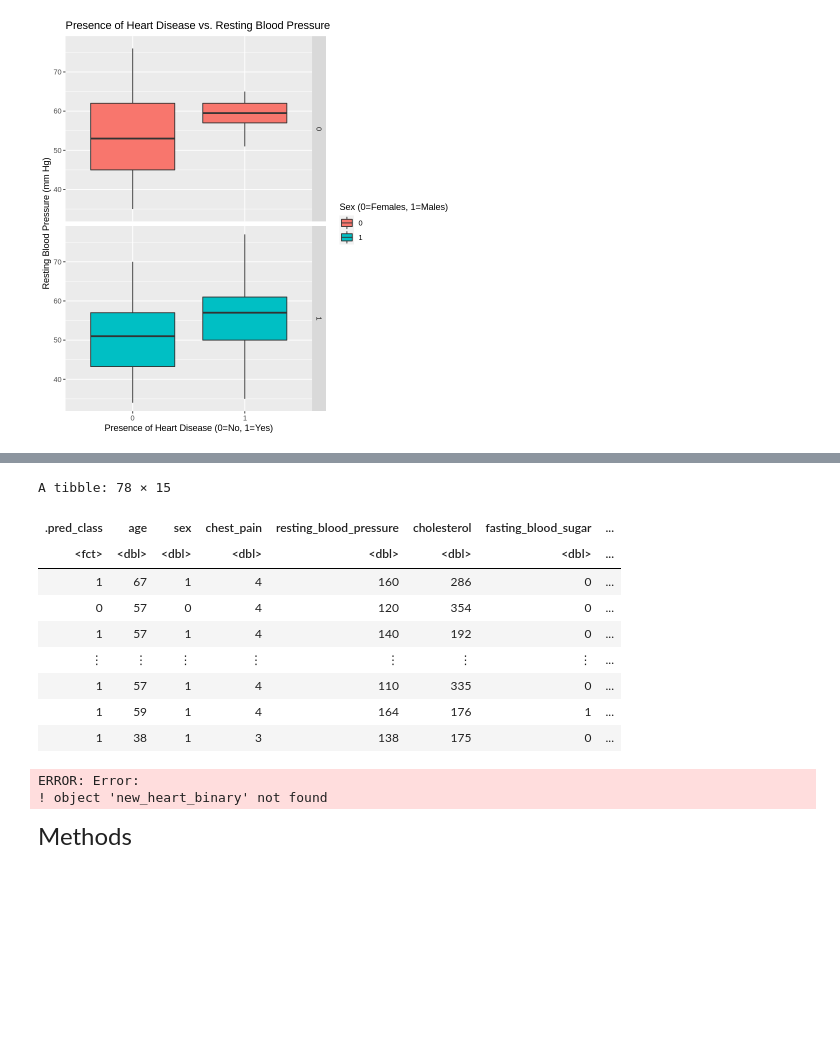
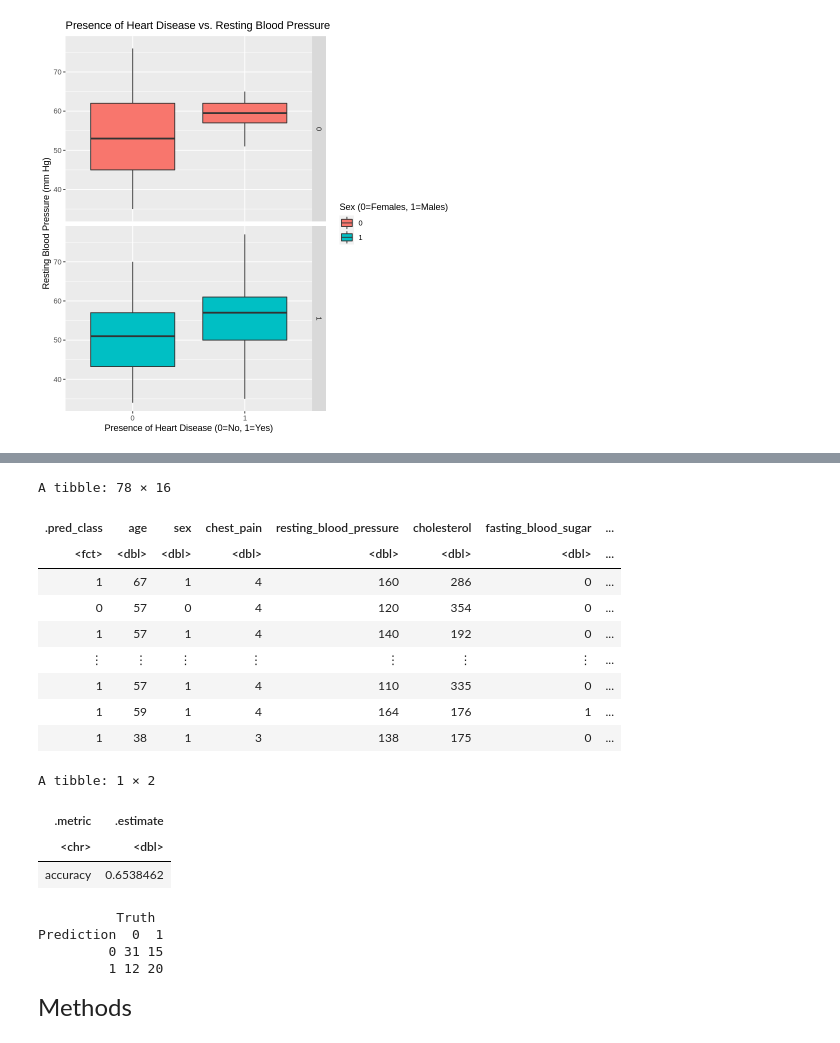
Before and after one commit to ck2671/dsci-100-2022w2-group-35, a Jupyter notebook: Heart Disease Project.ipynb, the cells around one changed output, grey strips where cells are left out. Drawn from its saved outputs; the diff is of its cells as text; code cells hidden in the pictures; blank space fills up the shorter version.

```diff
--- a/Heart Disease Project.ipynb
+++ b/Heart Disease Project.ipynb
@@ -175,6 +175,13 @@ plot_heart_disease_vs_resting_blood_pressure
 heart_train_grouped <- heart_train_selected |>
                         mutate(new_heart_binary=ifelse(heart_disease_diagnosis %in% c(1, 2, 3, 4), 1, 0)) |>
                         mutate(new_heart_binary = as.factor(new_heart_binary))
+
+# Even though we usually would not touch the testing data, in this instance we need to ensure that the heart diagnosis is
+#grouped in the same manner as the training data. If we don't do this then when we try and test the model, the predictions
+#won't be accurate because they are on a scale of 0-4 instead of 0-1.
+heart_test_grouped <- heart_test |>
+                        mutate(new_heart_binary=ifelse(heart_disease_diagnosis %in% c(1, 2, 3, 4), 1, 0)) |>
+                        mutate(new_heart_binary = as.factor(new_heart_binary))
 # %%
 #Graph 2:
 #Plot of the presence of heart disease (with 0 indicating no heart disease and 1 indicating the presence of heart
@@ -243,38 +251,44 @@ knn_best_spec <- nearest_neighbor(weight_func = "rectangular", neighbors = 16) |
   set_mode("classification")
 
 heart_fit <- workflow() |>
   add_recipe(heart_recipe) |>
   add_model(knn_best_spec) |>
   fit(data = heart_train_grouped)
 
-heart_predictions <- predict(heart_fit, heart_test) |>
-    bind_cols(heart_test)
+heart_predictions <- predict(heart_fit, heart_test_grouped) |>
+    bind_cols(heart_test_grouped)
 heart_predictions
 
 # Compare the accuracy of predictions to the true values in the test set
 heart_acc <- heart_predictions |>
     metrics(truth = new_heart_binary, estimate = .pred_class) |>
     select(.metric, .estimate) |>
     head(1)
 heart_acc
 
 # Compare the predictions to the true values in a confusion matrix
 heart_cm <- heart_predictions |>
     conf_mat(truth = new_heart_binary, estimate = .pred_class)
 heart_cm
 # %% [output]
-A tibble: 78 × 15
+A tibble: 78 × 16
 | .pred_class | age | sex | chest_pain | resting_blood_pressure | cholesterol | fasting_blood_sugar | ... |
 | <fct> | <dbl> | <dbl> | <dbl> | <dbl> | <dbl> | <dbl> | ... |
 | 1 | 67 | 1 | 4 | 160 | 286 | 0 | ... |
 | 0 | 57 | 0 | 4 | 120 | 354 | 0 | ... |
 | 1 | 57 | 1 | 4 | 140 | 192 | 0 | ... |
 | ⋮ | ⋮ | ⋮ | ⋮ | ⋮ | ⋮ | ⋮ | ... |
 | 1 | 57 | 1 | 4 | 110 | 335 | 0 | ... |
 | 1 | 59 | 1 | 4 | 164 | 176 | 1 | ... |
 | 1 | 38 | 1 | 3 | 138 | 175 | 0 | ... |
-ERROR: Error:
-! object 'new_heart_binary' not found
+A tibble: 1 × 2
+| .metric | .estimate |
+| <chr> | <dbl> |
+| accuracy | 0.6538462 |
+          Truth
+Prediction  0  1
+         0 31 15
+         1 12 20
 # %% [markdown]
 <font size="5"> Methods </font>
 # %% [markdown]
```
Also changed, not shown: parts of 1 cell of this notebook.
